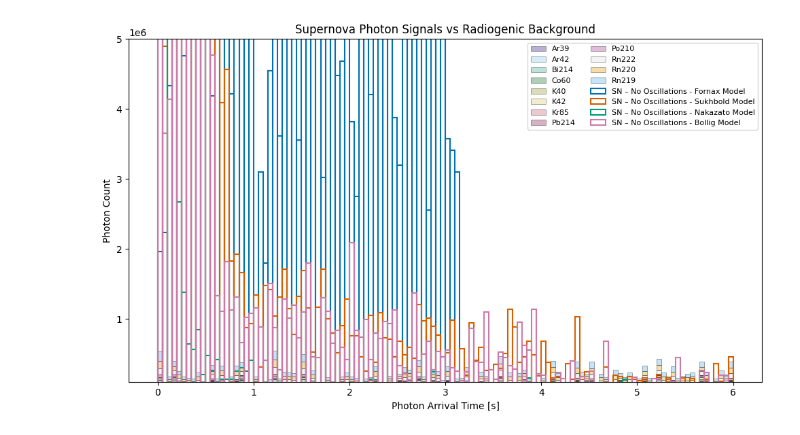
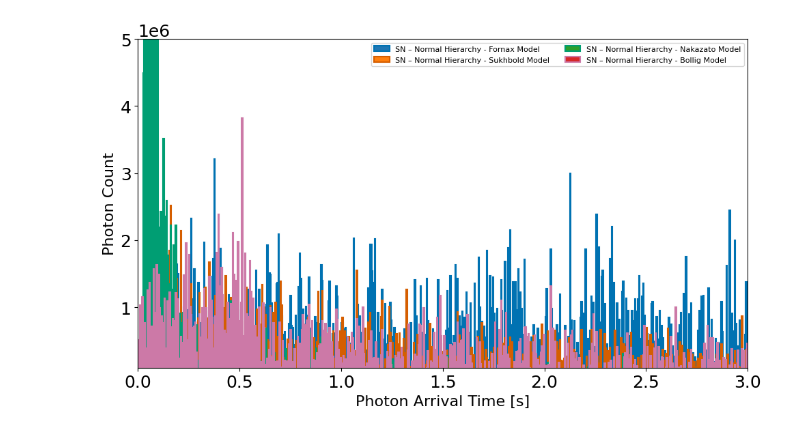
Before and after one commit to IakovosTzoka/SuperNova-Work, a Jupyter notebook: output/cleanup_Optical_Photon_Analysis.ipynb, the cells around one changed output. Cells and saved outputs as stored; diff of their text form; code cells hidden in the pictures.

```diff
--- a/output/cleanup_Optical_Photon_Analysis.ipynb
+++ b/output/cleanup_Optical_Photon_Analysis.ipynb
@@ -162,55 +154,71 @@ for path, label in zip(supernova_paths, labels):
 # %%
-bin_width = 0.05
+bin_width = 0.005
 bins = np.arange(0, 6 + bin_width, bin_width)
 bin_centers = 0.5 * (bins[:-1] + bins[1:])
 
 plt.figure(figsize=(10, 6))
 
-# ---- 1) Stacked background in absolute photon counts ----
-bg_counts_list = []
-for label_bg, color_bg in zip(labels_background, colors_background):
-    data_bg = background_data[label_bg]
-    counts_bg, _ = np.histogram(data_bg, bins=bins)
-    bg_counts_list.append(counts_bg)
+plt.rcParams.update({
+    "font.size": 12,
 
-bottom = np.zeros_like(bg_counts_list[0], dtype=float)
-for counts_bg, label_bg, color_bg in zip(bg_counts_list, labels_background, colors_background):
-    plt.bar(
-        bin_centers,
-        counts_bg,
-        width=bin_width,
-        bottom=bottom,
-        color=color_bg,
-        alpha=0.35,
-        edgecolor="black",
-        linewidth=0.7,
-        label=label_bg,
-    )
-    bottom += counts_bg
+    "axes.labelsize": 16,
+
+    "xtick.labelsize": 18,
+
+    "ytick.labelsize": 18,
+
+    "legend.fontsize": 22,
+
+    "legend.title_fontsize": 22
+
+})
+
+#1) Stacked background in absolute photon counts ----
+# bg_counts_list = []
+# for label_bg, color_bg in zip(labels_background, colors_background):
+#     data_bg = background_data[label_bg]
+#     counts_bg, _ = np.histogram(data_bg, bins=bins)
+#     bg_counts_list.append(counts_bg)
+
+# bottom = np.zeros_like(bg_counts_list[0], dtype=float)
+# for counts_bg, label_bg, color_bg in zip(bg_counts_list, labels_background, colors_background):
+#     plt.bar(
+#         bin_centers,
+#         counts_bg,
+#         width=bin_width,
+#         bottom=bottom,
+#         color=color_bg,
+#         alpha=0.35,
+#         edgecolor="black",
+#         linewidth=0.7,
+#         label=label_bg,
+#     )
+#     bottom += counts_bg
 
 # ---- 2) All supernova models in absolute counts (lines) ----
 for label_sn, color_sn in zip(labels, colors_supernova):
     data_sn = supernova_data[label_sn]
     counts_sn, _ = np.histogram(data_sn, bins=bins)
     plt.bar(
         bin_centers,
         counts_sn,
         width=bin_width,
-        facecolor="none",      # no fill
+        # facecolor="none",      # no fill
         edgecolor=color_sn,    # colored outline
         linewidth=1.5,
         label=f"SN – {label_sn}",
     )
 
 plt.xlabel("Photon Arrival Time [s]")
 plt.ylabel(f"Photon Count")
-plt.title("Supernova Photon Signals vs Radiogenic Background")
+# plt.title("Supernova Photon Signals vs Radiogenic Background")
 plt.ylim(1e5, 5e6)
+plt.xlim(0,3)
 plt.legend(ncol=2, fontsize=8)
 plt.tight_layout()
 plt.show()
 # %% [output]
-[figure, old version]
+[figure, new version]
 # %%
 bin_width = 0.05
 bins = np.arange(0, 6 + bin_width, bin_width)
```
Also changed, not shown: parts of 5 cells of this notebook, 1 other file.
